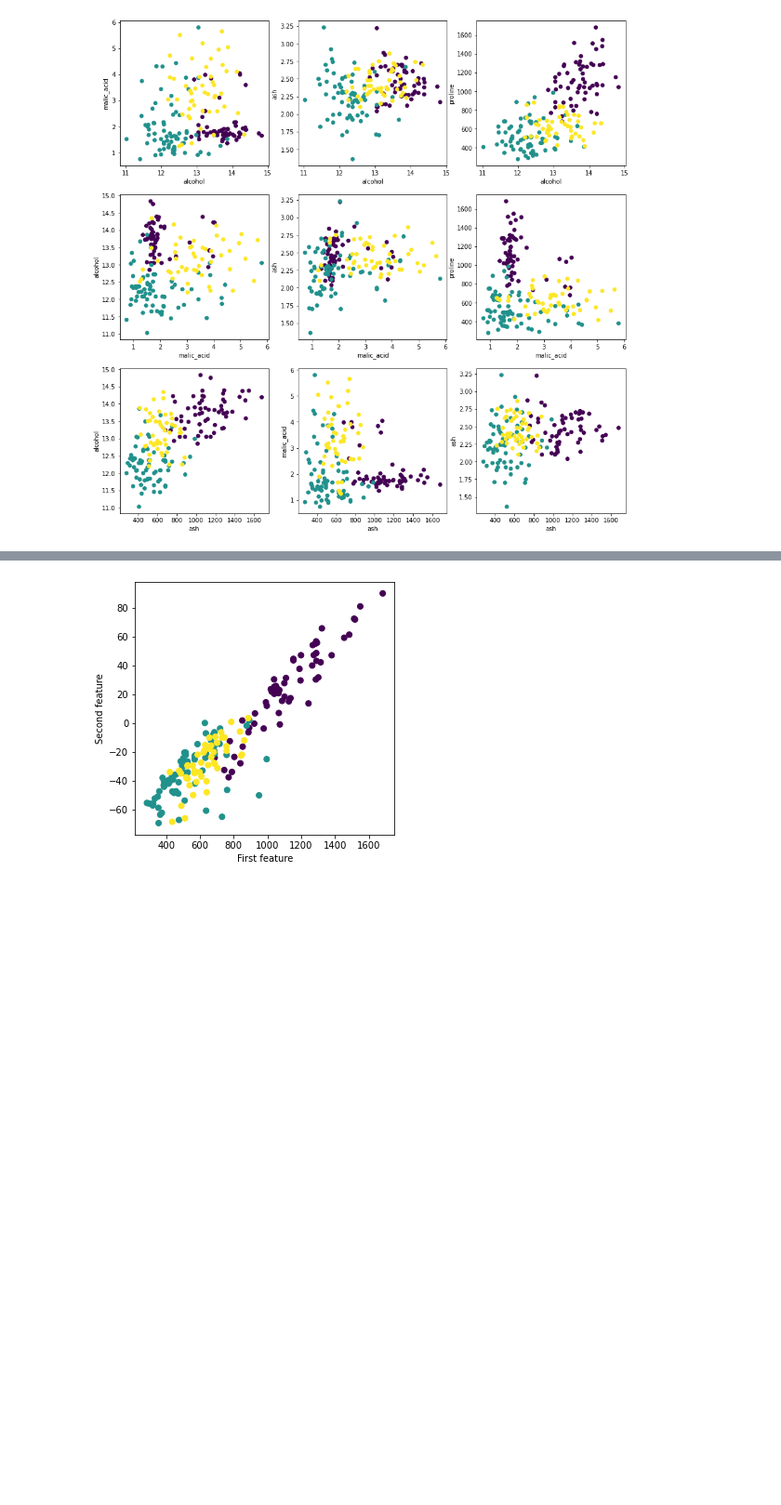
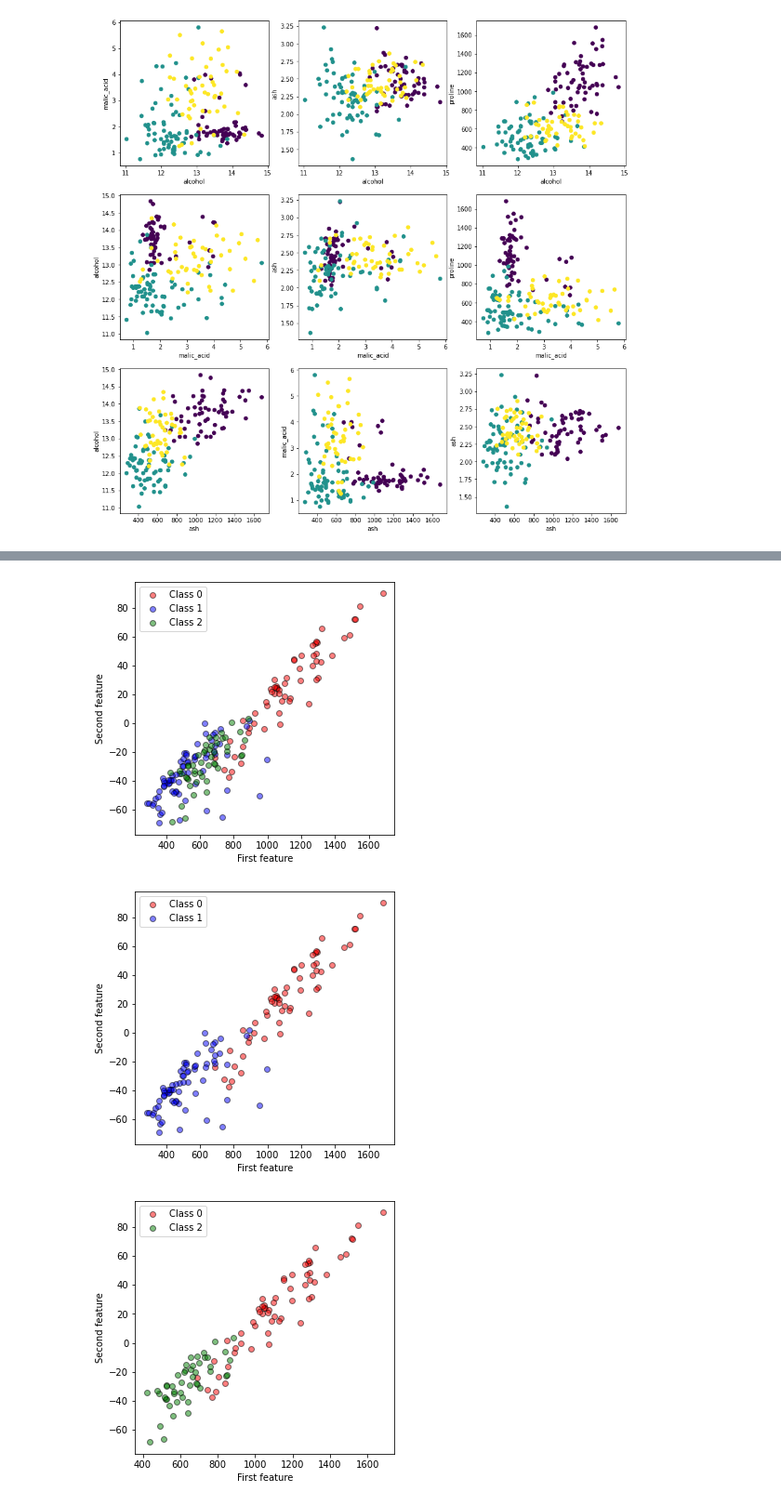
Before and after one commit to Saamuu/DataLab, a Jupyter notebook: DataLab/DataReduction_Wine.ipynb, the cells around one changed output, grey strips where cells are left out. Shown: that part at 93% size. Drawn from its saved outputs; the diff is of its cells as text; code cells hidden in the pictures; blank space fills up the shorter version.

```diff
--- a/DataLab/DataReduction_Wine.ipynb
+++ b/DataLab/DataReduction_Wine.ipynb
@@ -92,8 +93,8 @@ import seaborn as sns
 import pandas as pd
 
 #load the data
-iris = load_wine()
-iris.keys()
+wine = load_wine()
+wine.keys()
 # %% [output]
 dict_keys(['data', 'target', 'frame', 'target_names', 'DESCR', 'feature_names'])
 # %% [markdown]
@@ -120,12 +124,12 @@ The above output shows that the data contains different information that is rele
 ---
 As we understand the data set a little bit better now, we can think about a suitable way to visualize the correlations between the different features. Try to interpret your results.
 # %%
-data = pd.DataFrame(iris.data)
-feature_names = iris["feature_names"]
+data = pd.DataFrame(wine.data)
+feature_names = wine["feature_names"]
 data.columns = feature_names
-data["labels"] = iris.target
+data["labels"] = wine.target
 
-# Todo: Plot the correlation of the feture regarding the biggest SV with the second,third and smallest feature
+# Todo: Plot the correlation of the feature regarding the biggest SV with the second,third and smallest feature
 #       Do the same with the second and smallest SV
 featureNum1 = [1,2,12]
 featureNum2 = [0,2,12]
@@ -174,7 +169,54 @@ What features are the most important features when we want to classify the flowe
 # %%
-plt.figure(figsize=(5, 5))
-plt.scatter(reduced_data[0], reduced_data[1], c = iris.target)
-plt.xlabel("First feature")
-plt.ylabel("Second feature");
+# Truncate the SV and calculate the truncated matrix A_k (for a suitable k)
+k = 2
+
+A = wine.data[np.isin(wine.target,[0,1,2])]
+
+target=wine.target[np.isin(wine.target,[0,1,2])]
+
+U, S, Vt = svd(A)
+
+
+U_trunc, S_trunc, Vt_trunc = truncate(U, S, Vt, k)
+reduced_data = U_trunc @ np.diag(S_trunc)
+trunc_A = pd.DataFrame(reduced_data)
+
+
+
+
+fig,ax=plt.subplots(figsize=(5, 5))
+for wineClass,colour in [(0,'r'),(1,'b'),(2,'g')]:
+    data=reduced_data[target==wineClass]
+    ax.scatter(data[:,0], data[:,1],c = colour,alpha=0.5,edgecolor='k',label="Class {}".format(wineClass))
+    ax.set_xlabel("First feature")
+    ax.set_ylabel("Second feature")
+    ax.legend()
+
+# not as good as expected when using 3 features, let's try and have a look at them seperately
+fig,ax=plt.subplots(figsize=(5, 5))
+for wineClass,colour in [(0,'r'),(1,'b')]:
+    data=reduced_data[target==wineClass]
+    ax.scatter(data[:,0], data[:,1],c = colour,alpha=0.5,edgecolor='k',label="Class {}".format(wineClass))
+    ax.set_xlabel("First feature")
+    ax.set_ylabel("Second feature")
+    ax.legend()
+
+fig,ax=plt.subplots(figsize=(5, 5))
+for wineClass,colour in [(0,'r'),(2,'g')]:
+    data=reduced_data[target==wineClass]
+    ax.scatter(data[:,0], data[:,1],c = colour,alpha=0.5,edgecolor='k',label="Class {}".format(wineClass))
+    ax.set_xlabel("First feature")
+    ax.set_ylabel("Second feature")
+    ax.legend()
+
+fig,ax=plt.subplots(figsize=(5, 5))
+for wineClass,colour in [(1,'b'),(2,'g')]:
+    data=reduced_data[target==wineClass]
+    ax.scatter(data[:,0], data[:,1],c = colour,alpha=0.5,edgecolor='k',label="Class {}".format(wineClass))
+    ax.set_xlabel("First feature")
+    ax.set_ylabel("Second feature")
+    ax.legend()
 # %% [output]
-[figure, old version]
+[figure, new version]
+[figure, added]
+[figure, added]
```
Also changed, not shown: parts of 8 cells of this notebook.
